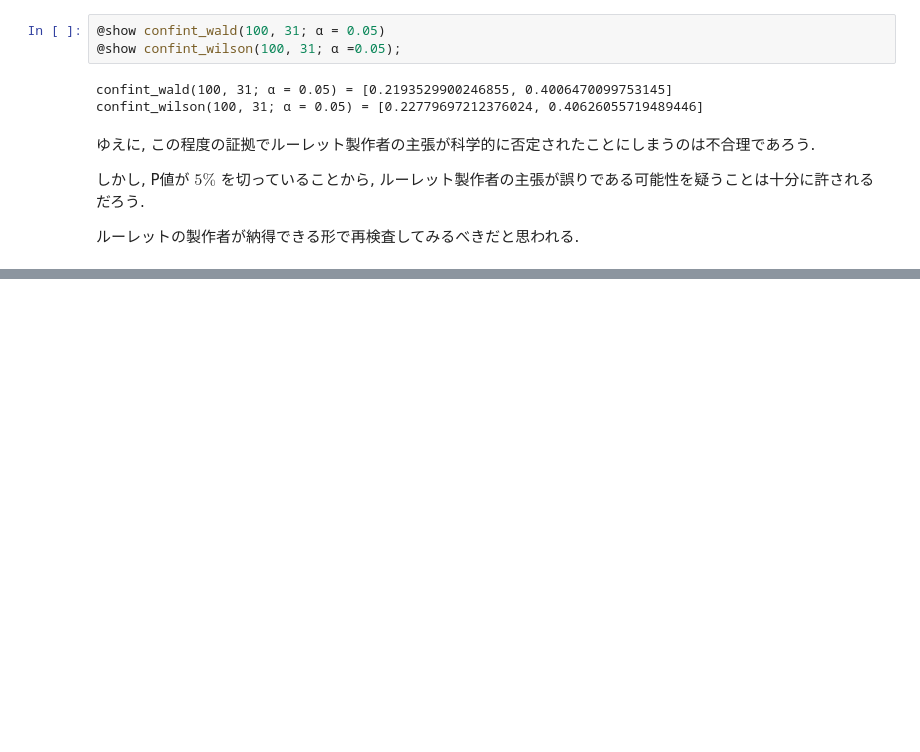
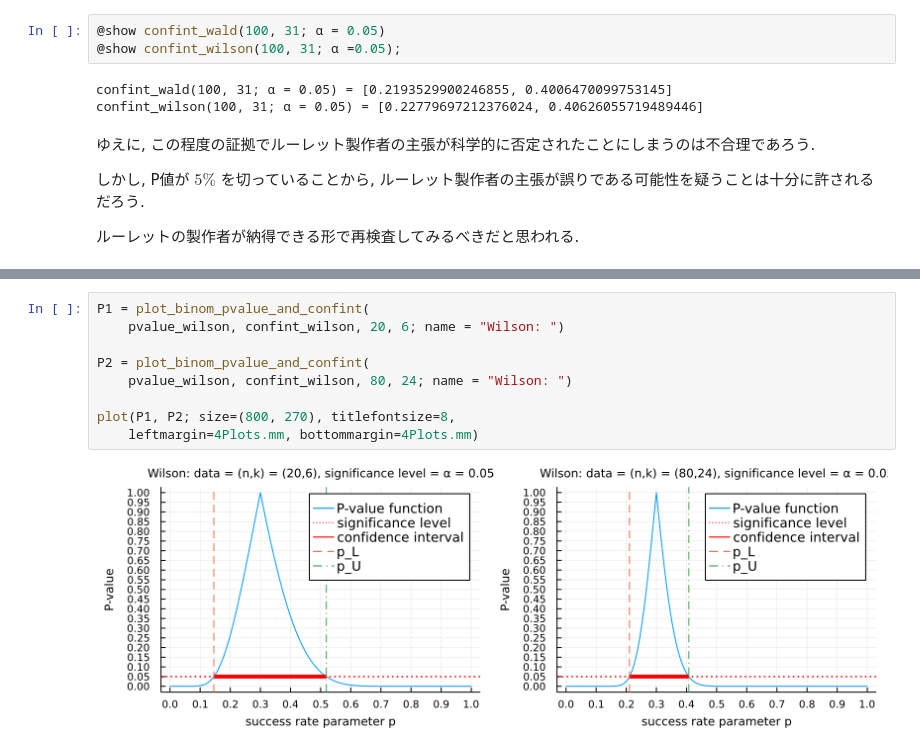
Before and after one commit to genkuroki/HighSchoolMath, a Jupyter notebook: StatIntro.ipynb, the cells around one changed output, grey strips where cells are left out. Cells and saved outputs as stored; diff of their text form; blank space fills up the shorter version.

```diff
--- a/StatIntro.ipynb
+++ b/StatIntro.ipynb
@@ -1536,0 +1584,11 @@ confint_wilson(100, 31; α = 0.05) = [0.22779697212376024, 0.40626055719489446]
+# %%
+P1 = plot_binom_pvalue_and_confint(
+    pvalue_wilson, confint_wilson, 20, 6; name = "Wilson: ")
+
+P2 = plot_binom_pvalue_and_confint(
+    pvalue_wilson, confint_wilson, 80, 24; name = "Wilson: ")
+
+plot(P1, P2; size=(800, 270), titlefontsize=8,
+    leftmargin=4Plots.mm, bottommargin=4Plots.mm)
+# %% [output]
+[figure, added]
```
Also changed, not shown: parts of 6 cells of this notebook, 3 other files.
